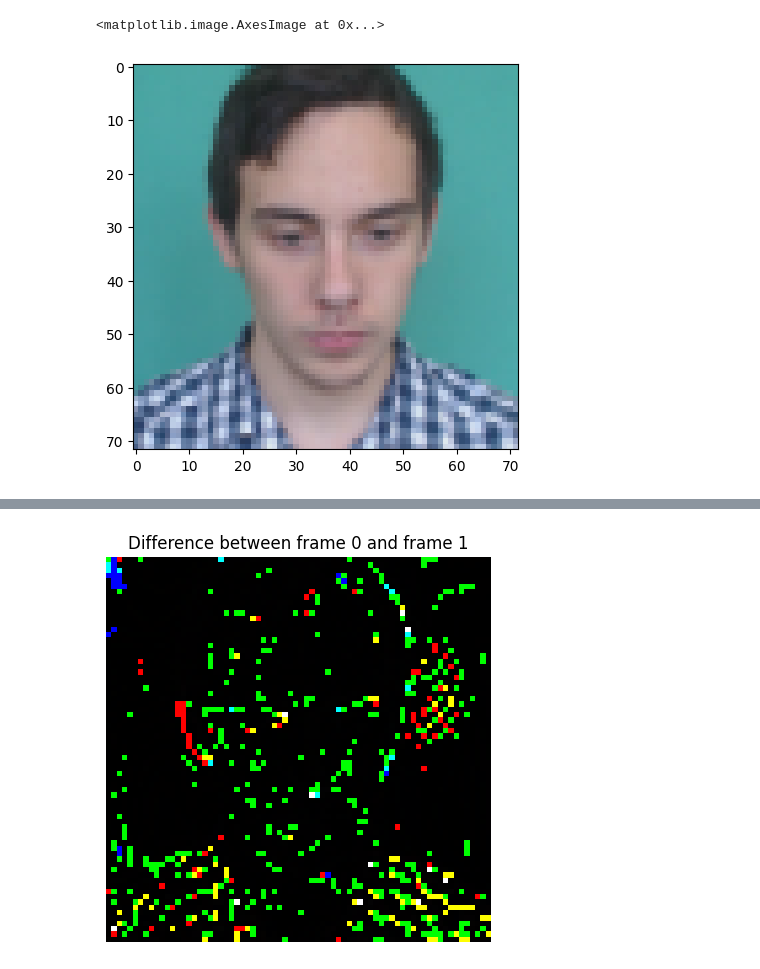
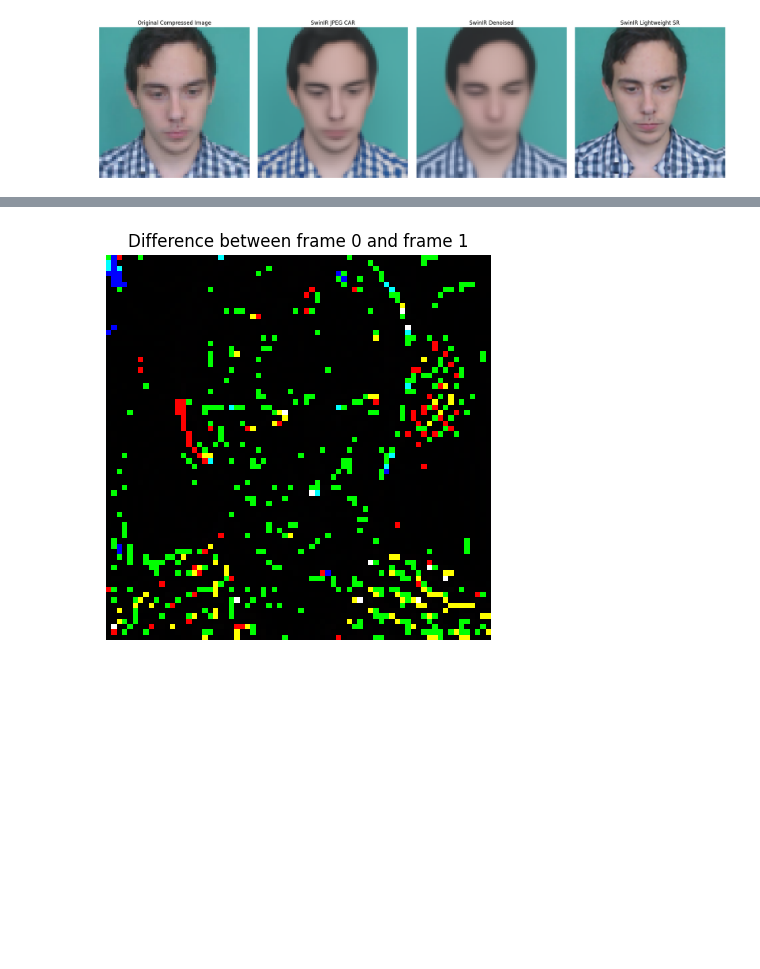
Before and after one commit to trappertwo/rPPG-Toolbox, a Jupyter notebook: tools/preprocessing_viz/viz_preprocessed_data.ipynb, the cells around one changed output, grey strips where cells are left out. Saved outputs shown, nothing was run; the diff lists cells and outputs as text; code cells hidden in the pictures; blank space fills up the shorter version.

```diff
--- a/tools/preprocessing_viz/viz_preprocessed_data.ipynb
+++ b/tools/preprocessing_viz/viz_preprocessed_data.ipynb
@@ -52,9 +63,55 @@ print(file_path)
 input_data = np.load(file_path)
 print(f'The shape of the loaded chunk is {np.shape(input_data)}.')
 print(f'Image data: {input_data.shape}')
+orig = input_data[0].astype(np.uint8)
 
-plt.figure(figsize=(5, 5))
-# Cast the image data to uint8
-plt.imshow(input_data[55].astype(np.uint8))
+file_path_swinir = os.path.join(preprocessed_dataset_path, 'swin_output.npy')
+print(file_path)
+input_data_swinir_jpeg = np.load(file_path_swinir)
+print(f'Shape of swin_output_jpeg.npy before transpose: {input_data_swinir_jpeg.shape}') # Added this line
+input_data_swinir = input_data_swinir_jpeg.transpose(0, 2, 3, 1)
+print(f'The shape of the loaded chunk is {np.shape(input_data)}.')
+print(f'Image data after transpose: {input_data_swinir.shape}') # Modified this line
+swin_jpeg_car = input_data_swinir[0].astype(np.uint8) # Changed this to use input_data_swinir
+
+file_path_swinir_dn = os.path.join(preprocessed_dataset_path, 'swin_output_color_dn.npy')
+print(file_path_swinir_dn)
+input_data_swinir_dn = np.load(file_path_swinir_dn)
+input_data_swinir_dn = input_data_swinir_dn.transpose(0, 2, 3, 1)
+print(f'Shape of swin_output_color_dn.npy after transpose: {input_data_swinir_dn.shape}') # Added this line
+swin_dn = input_data_swinir_dn[0].astype(np.uint8) # Changed this to use input_data_swinir_dn
+
+file_path_swinir_lightweight_sr = os.path.join(preprocessed_dataset_path, 'swin_output_lightweight_sr.npy')
+print(file_path_swinir_lightweight_sr)
+input_data_swinir_lightweight_sr = np.load(file_path_swinir_lightweight_sr)
+input_data_swinir_lightweight_sr = input_data_swinir_lightweight_sr.transpose(0, 2, 3, 1)
+print(f'Shape of swin_output_color_dn.npy after transpose: {input_data_swinir_lightweight_sr.shape}') # Added this line
+swin_lightweight_sr = input_data_swinir_lightweight_sr[0].astype(np.uint8) # Changed this to use input_data_swinir_dn
+
+images = [orig, swin_jpeg_car, swin_dn, swin_lightweight_sr] # Added the third image to the list
+
+plt.figure(figsize=(20, 5)) # Increased figure size to accommodate three images
+plt.subplot(1, 4, 1) # Create the first subplot (1 row, 3 columns, 1st plot)
+plt.imshow(images[0])
+plt.title("Original Compressed Image")
+plt.axis('off')
+
+plt.subplot(1, 4, 2) # Create the second subplot (1 row, 3 columns, 2nd plot)
+plt.imshow(images[1])
+plt.title("SwinIR JPEG CAR")
+plt.axis('off')
+
+plt.subplot(1, 4, 3) # Create the third subplot (1 row, 3 columns, 3rd plot)
+plt.imshow(images[2])
+plt.title("SwinIR Denoised")
+plt.axis('off')
+
+plt.subplot(1, 4, 4) # Create the third subplot (1 row, 3 columns, 3rd plot)
+plt.imshow(images[3])
+plt.title("SwinIR Lightweight SR")
+plt.axis('off')
+
+plt.tight_layout() # Adjust layout to prevent overlapping titles
+plt.show()
 # %% [output]
 15 input files and 15 label files detected.
@@ -64,2 +129 @@ Image data: (128, 72, 72, 3)
-<matplotlib.image.AxesImage at 0x...>
-[figure, old version]
+[figure, new version]
```
Also changed, not shown: parts of 3 cells of this notebook.
